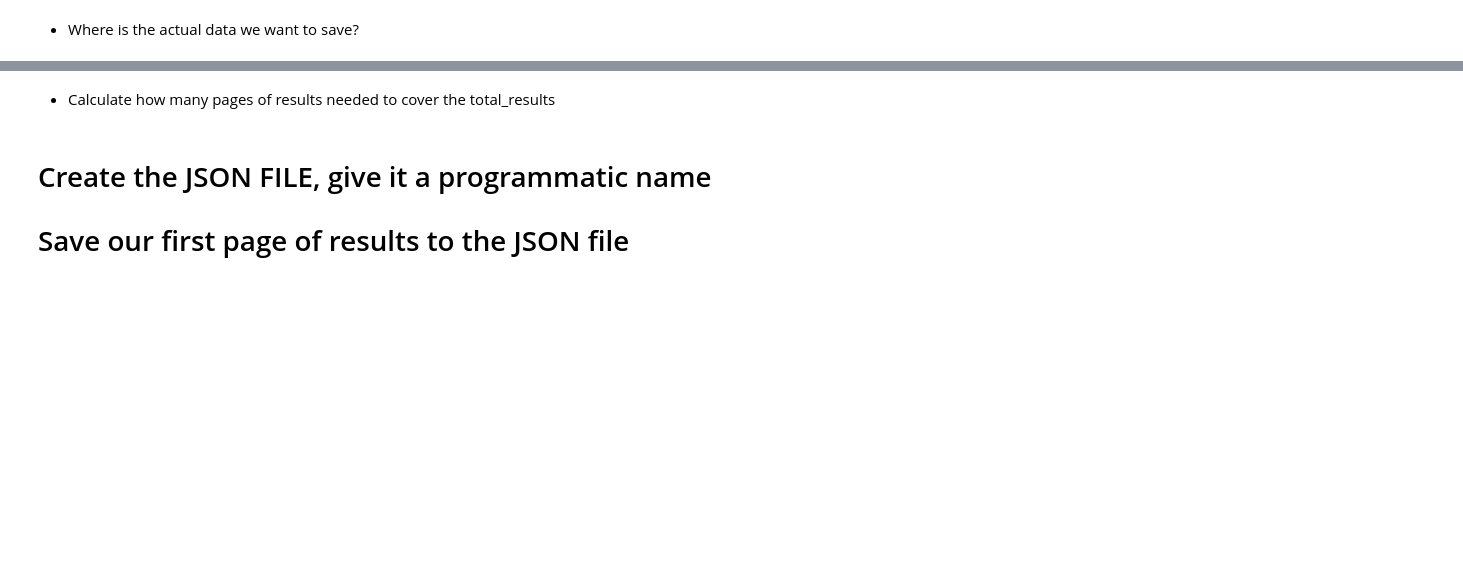
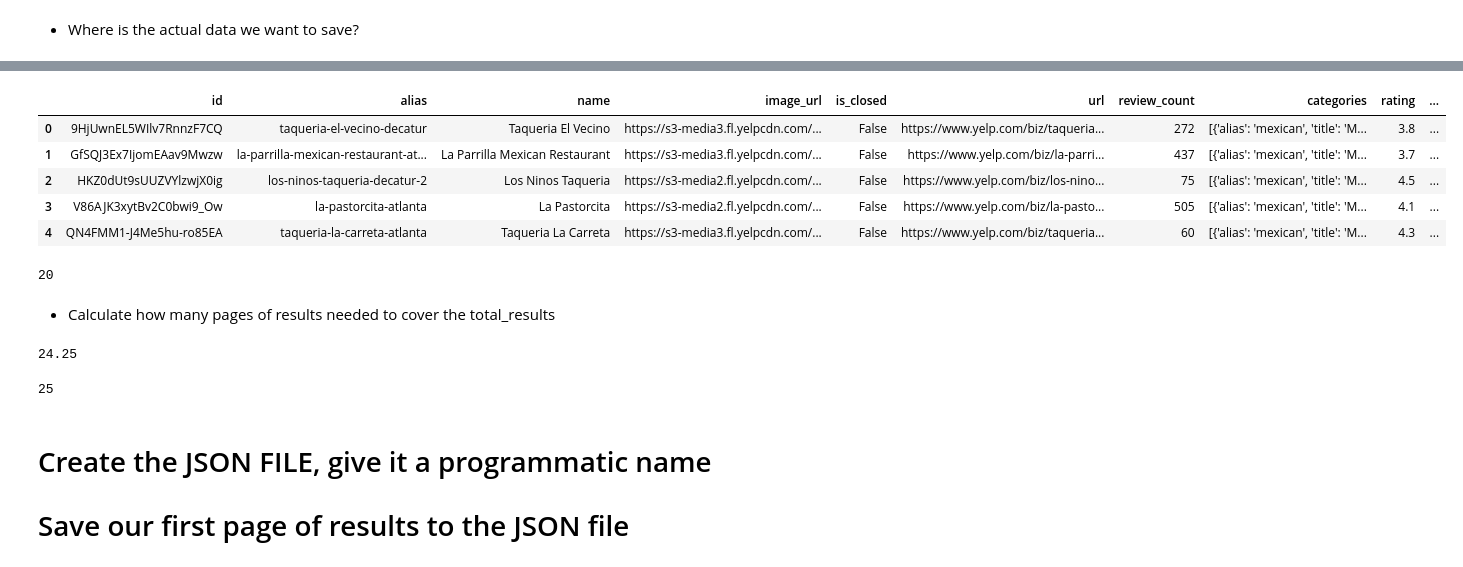
Before and after one commit to coding-dojo-data-science/data-enrichment-wk14-activity-mapping-yelp-api-results, a Jupyter notebook: 1.29.24_Part1-Extracting and Saving Data from Yelp API.ipynb, the cells around one changed output, grey strips where cells are left out. Saved outputs shown, nothing was run; the diff lists cells and outputs as text; code cells hidden in the pictures; blank space fills up the shorter version.

```diff
--- a/1.29.24_Part1-Extracting and Saving Data from Yelp API.ipynb
+++ b/1.29.24_Part1-Extracting and Saving Data from Yelp API.ipynb
@@ -56,7 +56,7 @@ from tqdm.notebook import tqdm_notebook
 ### Load Credentials and Create Yelp API Object
 # %%
 # Load API Credentials
-with open('/Users/YOURUSERNAME/.secret/yelp_api.json', 'r') as f:
+with open('/Users/brend/.secret/yelp_api.json', 'r') as f:
     login = json.load(f)
 # %%
 # You can display the keys, but do NOT display the values!
@@ -132,5 +144,7 @@ else:
 # use our yelp_api variable's search_query method to perform our API call
 # for help with any function, go inside () and click shift + tab
 # we MUST include location (or lat/long) but we can include other arguments as well
+
+results = yelp_api.search_query(location = location, term = term)
 # %%
 # Check data type of the results
@@ -153,13 +223,33 @@ else:
 # %%
 ## We can convert the a list of dictionaries  to a datafram
+df = pd.DataFrame(results['businesses'])
+df.head()
+# %% [output]
+|  | id | alias | name | image_url | is_closed | url | review_count | categories | rating | ... |
+| 0 | 9HjUwnEL5WIlv7RnnzF7CQ | taqueria-el-vecino-decatur | Taqueria El Vecino | https://s3-media3.fl.yelpcdn.com/... | False | https://www.yelp.com/biz/taqueria... | 272 | [{'alias': 'mexican', 'title': 'M... | 3.8 | ... |
+| 1 | GfSQJ3Ex7IjomEAav9Mwzw | la-parrilla-mexican-restaurant-at... | La Parrilla Mexican Restaurant | https://s3-media3.fl.yelpcdn.com/... | False | https://www.yelp.com/biz/la-parri... | 437 | [{'alias': 'mexican', 'title': 'M... | 3.7 | ... |
+| 2 | HKZ0dUt9sUUZVYlzwjX0ig | los-ninos-taqueria-decatur-2 | Los Ninos Taqueria | https://s3-media2.fl.yelpcdn.com/... | False | https://www.yelp.com/biz/los-nino... | 75 | [{'alias': 'mexican', 'title': 'M... | 4.5 | ... |
+| 3 | V86AJK3xytBv2C0bwi9_Ow | la-pastorcita-atlanta | La Pastorcita | https://s3-media2.fl.yelpcdn.com/... | False | https://www.yelp.com/biz/la-pasto... | 505 | [{'alias': 'mexican', 'title': 'M... | 4.1 | ... |
+| 4 | QN4FMM1-J4Me5hu-ro85EA | taqueria-la-carreta-atlanta | Taqueria La Carreta | https://s3-media3.fl.yelpcdn.com/... | False | https://www.yelp.com/biz/taqueria... | 60 | [{'alias': 'mexican', 'title': 'M... | 4.3 | ... |
 # %%
 ## How many did we get the details for?
+len(df)
+# %% [output]
+20
 # %% [markdown]
 - Calculate how many pages of results needed to cover the total_results
 # %%
 # How many pages are needed?
+n_pages = results['total']/len(df)
+n_pages
+# %% [output]
+24.25
 # %%
 # Use math.ceil to round up for the total number of pages of results.
+n_pages = math.ceil(n_pages)
+n_pages
+# %% [output]
+25
 # %% [markdown]
 # Create the JSON FILE, give it a programmatic name
 # Save our first page of results to the JSON file
```
Also changed, not shown: parts of 20 cells of this notebook, 2 other files.
